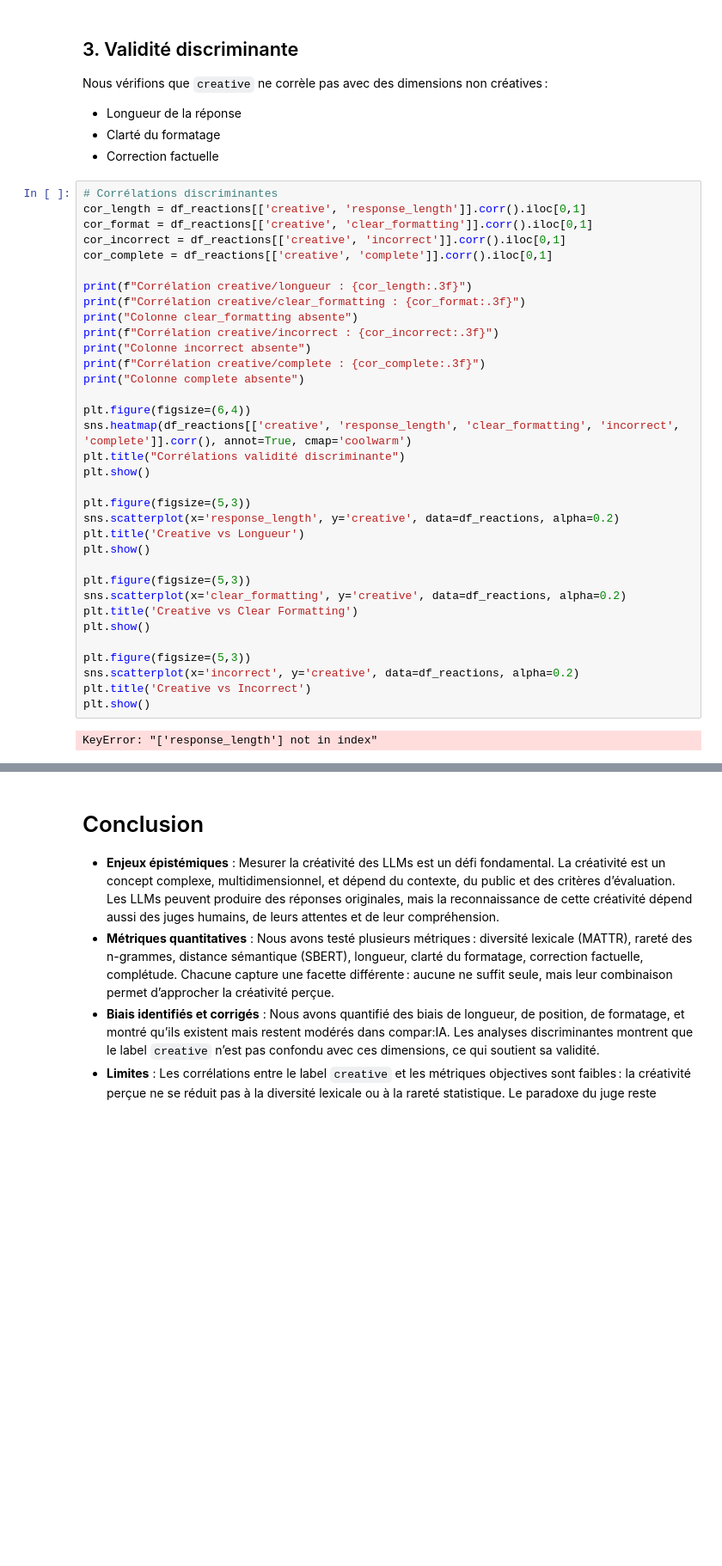
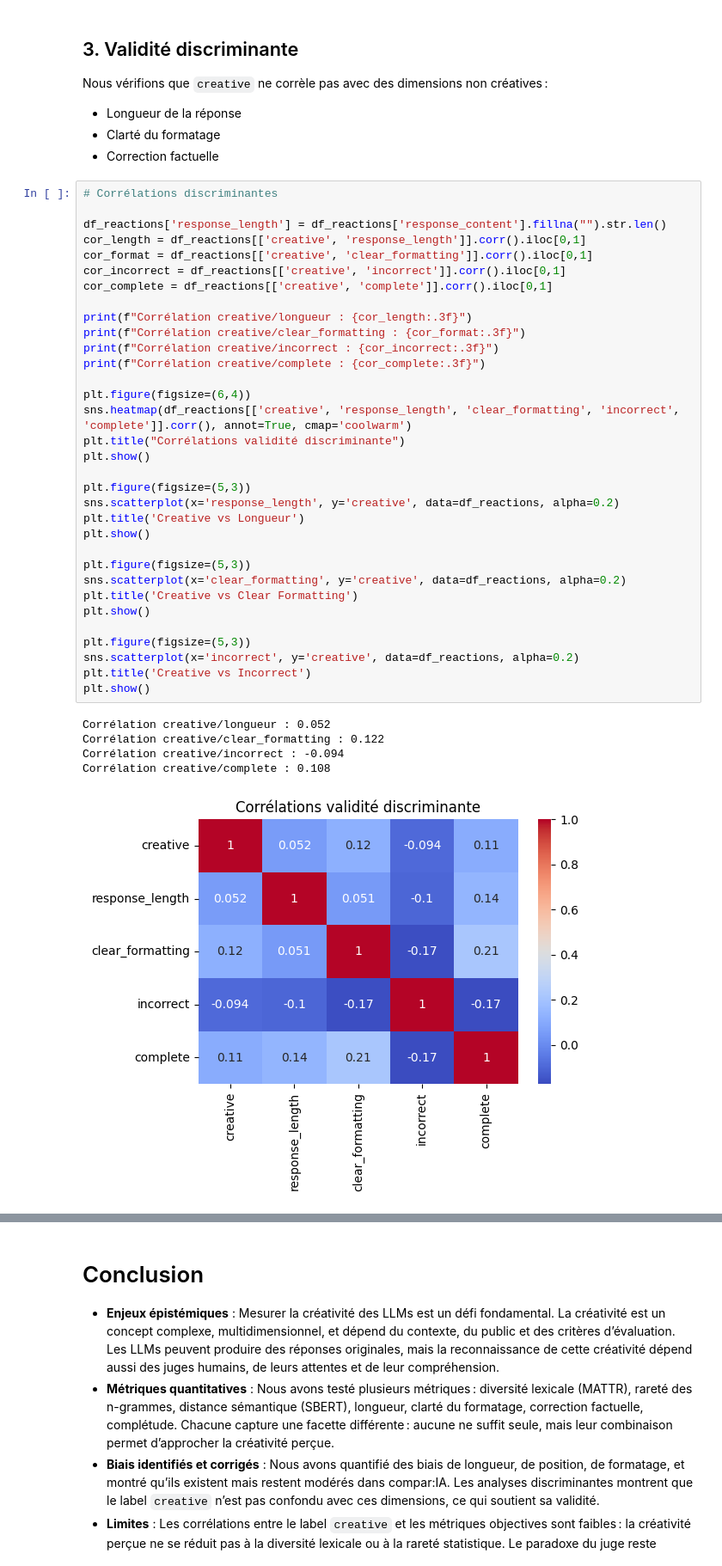
Before and after one commit to CorentinRaffray/LLM-creativity, a Jupyter notebook: part7.ipynb, the cells around one changed output, grey strips where cells are left out. Shown at 86% size. Cells and saved outputs as stored; diff of their text form; blank space fills up the shorter version.

```diff
--- a/part7.ipynb
+++ b/part7.ipynb
@@ -728,37 +787,40 @@ Nous vérifions que `creative` ne corrèle pas avec des dimensions non créative
 - Correction factuelle
 # %%
 # Corrélations discriminantes
+
+df_reactions['response_length'] = df_reactions['response_content'].fillna("").str.len()
 cor_length = df_reactions[['creative', 'response_length']].corr().iloc[0,1]
 cor_format = df_reactions[['creative', 'clear_formatting']].corr().iloc[0,1]
 cor_incorrect = df_reactions[['creative', 'incorrect']].corr().iloc[0,1]
 cor_complete = df_reactions[['creative', 'complete']].corr().iloc[0,1]
 
 print(f"Corrélation creative/longueur : {cor_length:.3f}")
 print(f"Corrélation creative/clear_formatting : {cor_format:.3f}")
-print("Colonne clear_formatting absente")
 print(f"Corrélation creative/incorrect : {cor_incorrect:.3f}")
-print("Colonne incorrect absente")
 print(f"Corrélation creative/complete : {cor_complete:.3f}")
-print("Colonne complete absente")
 
 plt.figure(figsize=(6,4))
 sns.heatmap(df_reactions[['creative', 'response_length', 'clear_formatting', 'incorrect', 'complete']].corr(), annot=True, cmap='coolwarm')
 plt.title("Corrélations validité discriminante")
 plt.show()
 
 plt.figure(figsize=(5,3))
 sns.scatterplot(x='response_length', y='creative', data=df_reactions, alpha=0.2)
 plt.title('Creative vs Longueur')
 plt.show()
 
 plt.figure(figsize=(5,3))
 sns.scatterplot(x='clear_formatting', y='creative', data=df_reactions, alpha=0.2)
 plt.title('Creative vs Clear Formatting')
 plt.show()
 
 plt.figure(figsize=(5,3))
 sns.scatterplot(x='incorrect', y='creative', data=df_reactions, alpha=0.2)
 plt.title('Creative vs Incorrect')
 plt.show()
 # %% [output]
-KeyError: "['response_length'] not in index"
+Corrélation creative/longueur : 0.052
+Corrélation creative/clear_formatting : 0.122
+Corrélation creative/incorrect : -0.094
+Corrélation creative/complete : 0.108
+[figure, added]
```
Also changed, not shown: parts of 7 cells of this notebook.
